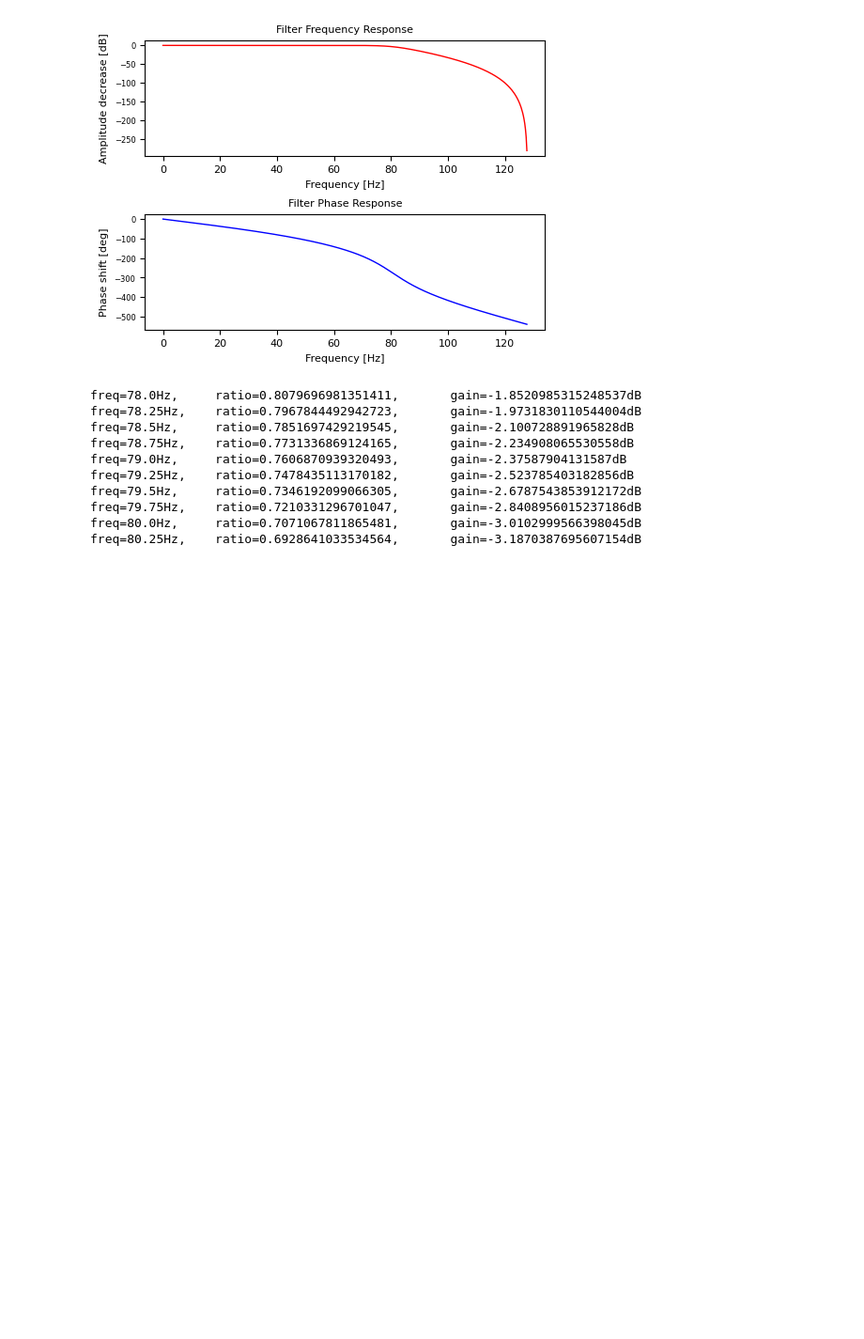
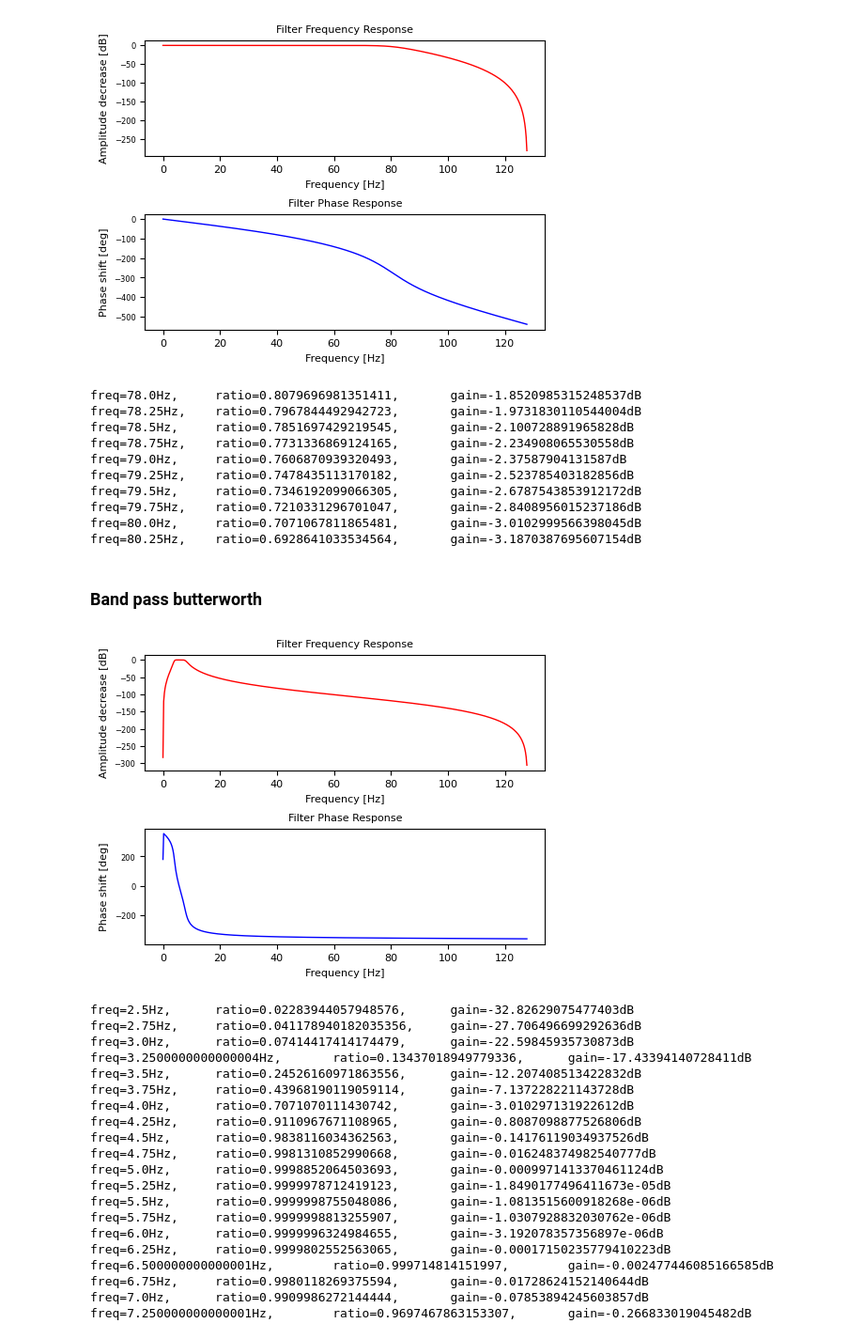
Before and after one commit to lasaid-udg/DCEC_SESH_seizure_biomarkers, a Jupyter notebook: notebooks/Filters_visualization.ipynb, the cells around one changed output. Shown at 94% size. Drawn from its saved outputs; the diff is of its cells as text; code cells hidden in the pictures; blank space fills up the shorter version.

```diff
--- a/notebooks/Filters_visualization.ipynb
+++ b/notebooks/Filters_visualization.ipynb
@@ -98,3 +98,43 @@ freq=79.5Hz,     ratio=0.7346192099066305,       gain=-2.6787543853912172dB
 freq=79.75Hz,    ratio=0.7210331296701047,       gain=-2.8408956015237186dB
 freq=80.0Hz,     ratio=0.7071067811865481,       gain=-3.0102999566398045dB
 freq=80.25Hz,    ratio=0.6928641033534564,       gain=-3.1870387695607154dB
+# %% [markdown]
+###  Band pass butterworth
+# %%
+SAMPLING_FREQUENCY = 256
+CUT_FREQUENCY = (4, 8)
+
+#########################################
+
+filter_bank = FilterBank(SAMPLING_FREQUENCY)
+frequency_range, h = filter_bank.bandpass_butter(CUT_FREQUENCY, 4, get_freqz=True)
+
+plot_frequency_and_phase_response(frequency_range, h)
+
+#########################################
+for idx in range(10, 30):
+    ratio = numpy.abs(h[idx])
+    gain = 20*numpy.log10(ratio)
+    print(f"freq={frequency_range[idx]}Hz, \t ratio={ratio}, \t gain={gain}dB")
+# %% [output]
+[figure, added]
+freq=2.5Hz,      ratio=0.02283944057948576,      gain=-32.82629075477403dB
+freq=2.75Hz,     ratio=0.041178940182035356,     gain=-27.706496699292636dB
+freq=3.0Hz,      ratio=0.07414417414174479,      gain=-22.59845935730873dB
+freq=3.2500000000000004Hz,       ratio=0.13437018949779336,      gain=-17.43394140728411dB
+freq=3.5Hz,      ratio=0.24526160971863556,      gain=-12.207408513422832dB
+freq=3.75Hz,     ratio=0.43968190119059114,      gain=-7.137228221143728dB
+freq=4.0Hz,      ratio=0.7071070111430742,       gain=-3.010297131922612dB
+freq=4.25Hz,     ratio=0.9110967671108965,       gain=-0.8087098877526806dB
+freq=4.5Hz,      ratio=0.9838116034362563,       gain=-0.14176119034937526dB
+freq=4.75Hz,     ratio=0.9981310852990668,       gain=-0.016248374982540777dB
+freq=5.0Hz,      ratio=0.9998852064503693,       gain=-0.0009971413370461124dB
+freq=5.25Hz,     ratio=0.9999978712419123,       gain=-1.8490177496411673e-05dB
+freq=5.5Hz,      ratio=0.9999998755048086,       gain=-1.0813515600918268e-06dB
+freq=5.75Hz,     ratio=0.9999998813255907,       gain=-1.0307928832030762e-06dB
+freq=6.0Hz,      ratio=0.9999996324984655,       gain=-3.192078357356897e-06dB
+freq=6.25Hz,     ratio=0.9999802552563065,       gain=-0.00017150235779410223dB
+freq=6.500000000000001Hz,        ratio=0.999714814151997,        gain=-0.002477446085166585dB
+freq=6.75Hz,     ratio=0.9980118269375594,       gain=-0.01728624152140644dB
+freq=7.0Hz,      ratio=0.9909986272144444,       gain=-0.07853894245603857dB
+freq=7.250000000000001Hz,        ratio=0.9697467863153307,       gain=-0.266833019045482dB
```
Also changed, not shown: 9 other files.
